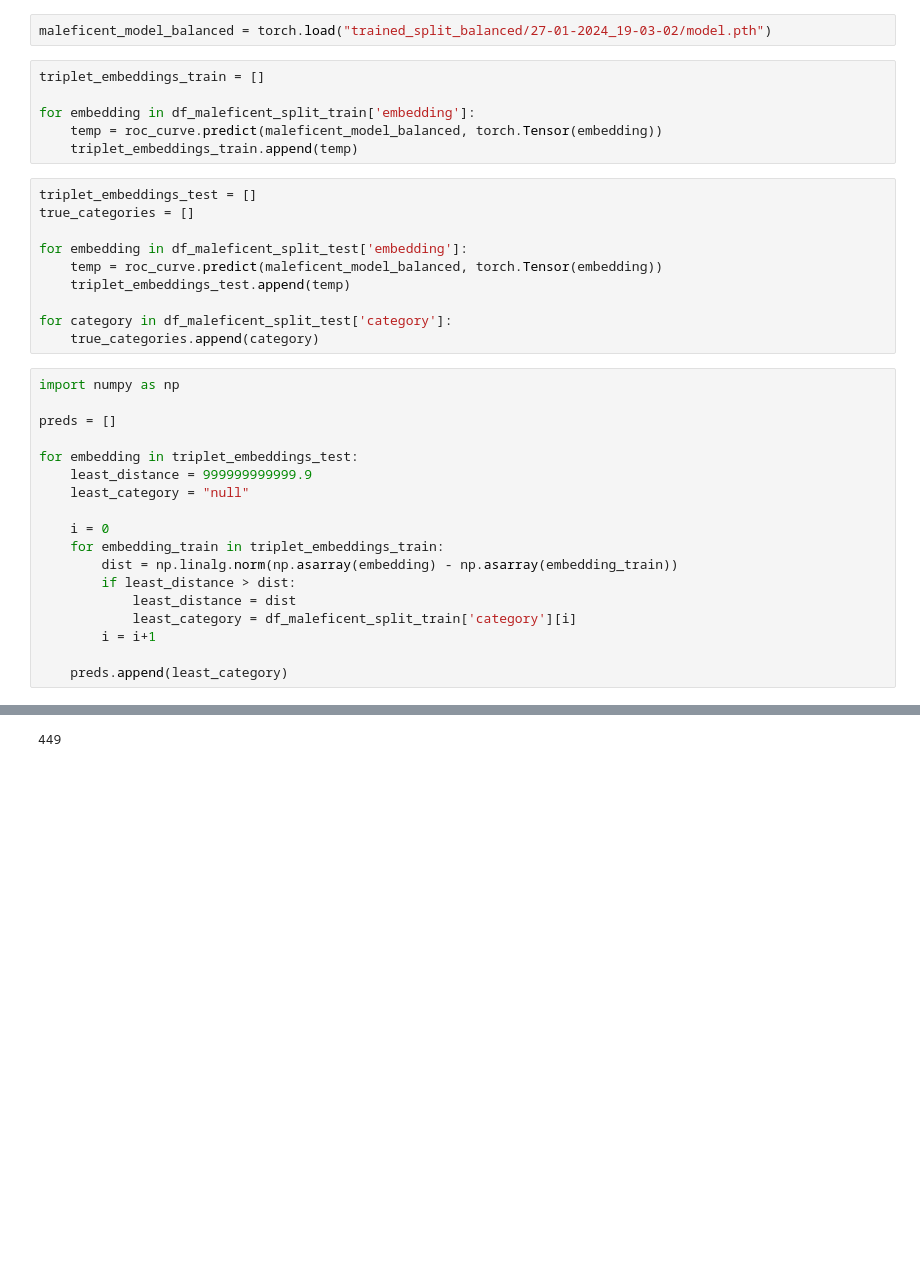
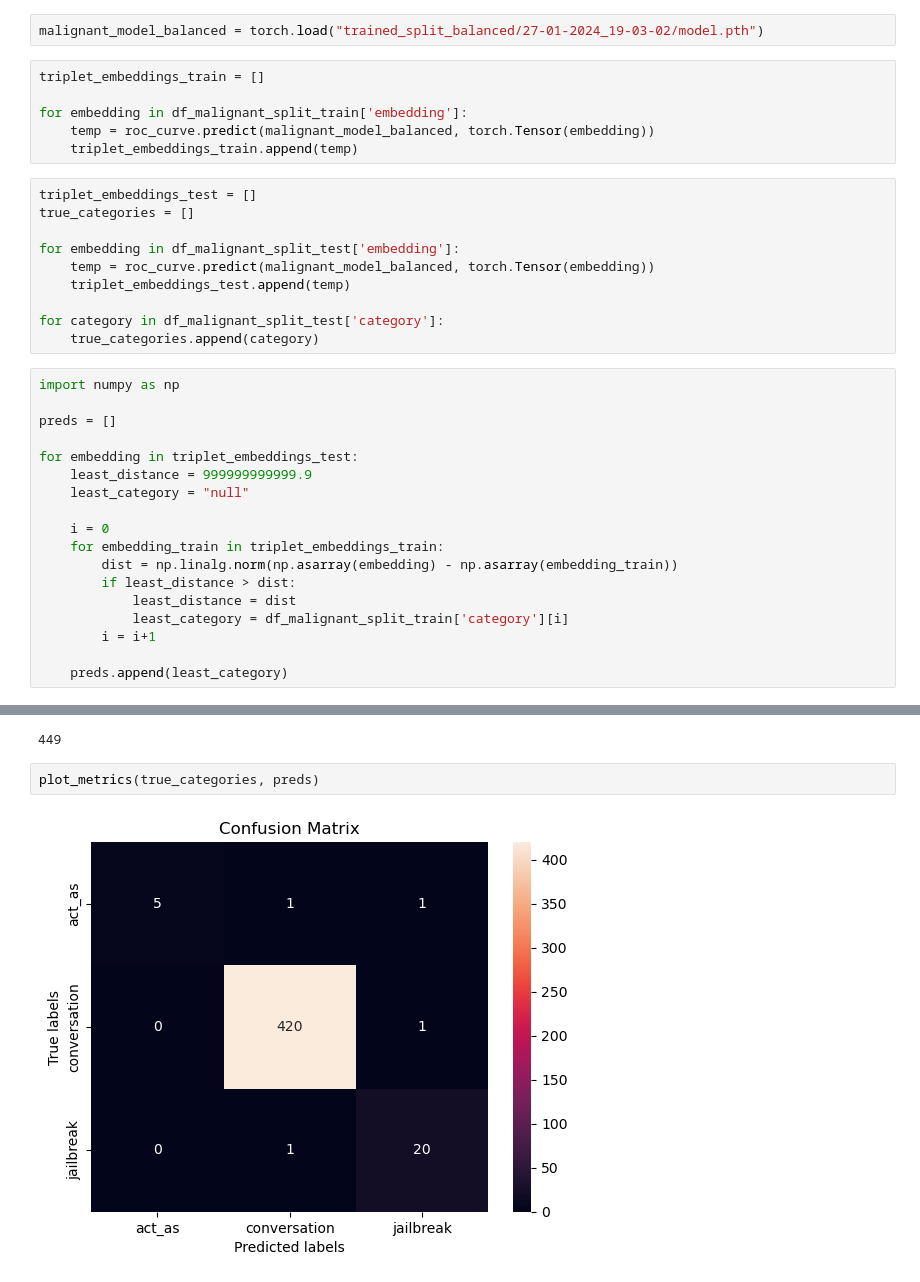
Before and after one commit to llm-security-research/malicious-prompts, a Jupyter notebook: siamese_evaluation.ipynb, the cells around one changed output, grey strips where cells are left out. Drawn from its saved outputs; the diff is of its cells as text; blank space fills up the shorter version.

Commit message:
Rename "maleficent" to "malignant"

```diff
--- a/siamese_evaluation.ipynb
+++ b/siamese_evaluation.ipynb
@@ -529,22 +529,22 @@ plot_metrics(true_categories, preds)
 # %% [markdown]
 ## Siamese Split Balanced
 # %%
-maleficent_model_balanced = torch.load("trained_split_balanced/27-01-2024_19-03-02/model.pth")
+malignant_model_balanced = torch.load("trained_split_balanced/27-01-2024_19-03-02/model.pth")
 # %%
 triplet_embeddings_train = []
 
-for embedding in df_maleficent_split_train['embedding']:
-    temp = roc_curve.predict(maleficent_model_balanced, torch.Tensor(embedding))
+for embedding in df_malignant_split_train['embedding']:
+    temp = roc_curve.predict(malignant_model_balanced, torch.Tensor(embedding))
     triplet_embeddings_train.append(temp)
 # %%
 triplet_embeddings_test = []
 true_categories = []
 
-for embedding in df_maleficent_split_test['embedding']:
-    temp = roc_curve.predict(maleficent_model_balanced, torch.Tensor(embedding))
+for embedding in df_malignant_split_test['embedding']:
+    temp = roc_curve.predict(malignant_model_balanced, torch.Tensor(embedding))
     triplet_embeddings_test.append(temp)
 
-for category in df_maleficent_split_test['category']:
+for category in df_malignant_split_test['category']:
     true_categories.append(category)
 # %%
 import numpy as np
@@ -560,7 +560,7 @@ for embedding in triplet_embeddings_test:
         dist = np.linalg.norm(np.asarray(embedding) - np.asarray(embedding_train))
         if least_distance > dist:
             least_distance = dist
-            least_category = df_maleficent_split_train['category'][i]
+            least_category = df_malignant_split_train['category'][i]
         i = i+1
 
     preds.append(least_category)
@@ -568,3 +568,7 @@ for embedding in triplet_embeddings_test:
 print(len(preds))
 # %% [output]
 449
+# %%
+plot_metrics(true_categories, preds)
+# %% [output]
+[figure, added]
```
Also changed, not shown: parts of 15 cells of this notebook, 19 other files.
